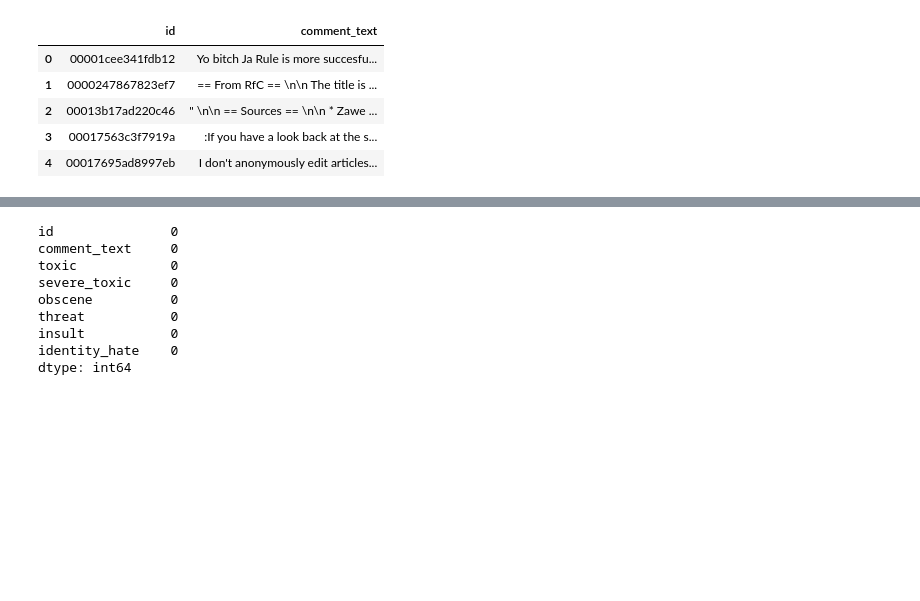
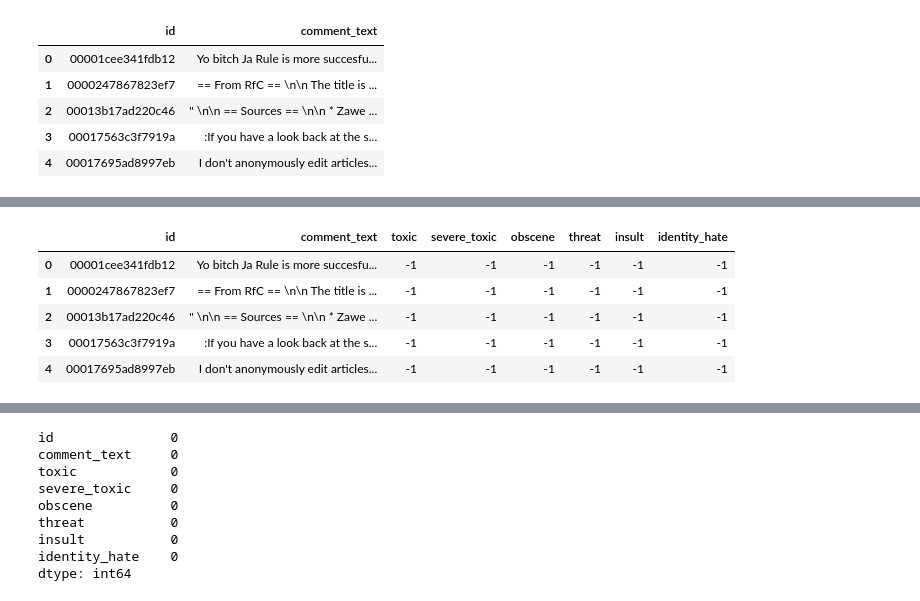
Before and after one commit to vipul-shinde/toxic-comment-classification, a Jupyter notebook: notebooks/01-eda-and-data-cleaning.ipynb, the cells around one changed output, grey strips where cells are left out. Cells and saved outputs as stored; diff of their text form; code cells hidden in the pictures; blank space fills up the shorter version.

```diff
--- a/notebooks/01-eda-and-data-cleaning.ipynb
+++ b/notebooks/01-eda-and-data-cleaning.ipynb
@@ -51,0 +63,11 @@ test_df.head()
+# %%
+# Merging the two datasets above for complete test data
+test_df = pd.merge(test_data, test_labels, on="id")
+test_df.head()
+# %% [output]
+|  | id | comment_text | toxic | severe_toxic | obscene | threat | insult | identity_hate |
+| 0 | 00001cee341fdb12 | Yo bitch Ja Rule is more succesfu... | -1 | -1 | -1 | -1 | -1 | -1 |
+| 1 | 0000247867823ef7 | == From RfC == \n\n The title is ... | -1 | -1 | -1 | -1 | -1 | -1 |
+| 2 | 00013b17ad220c46 | " \n\n == Sources == \n\n * Zawe ... | -1 | -1 | -1 | -1 | -1 | -1 |
+| 3 | 00017563c3f7919a | :If you have a look back at the s... | -1 | -1 | -1 | -1 | -1 | -1 |
+| 4 | 00017695ad8997eb | I don't anonymously edit articles... | -1 | -1 | -1 | -1 | -1 | -1 |
```
Also changed, not shown: parts of 16 cells of this notebook, 4 other files.
